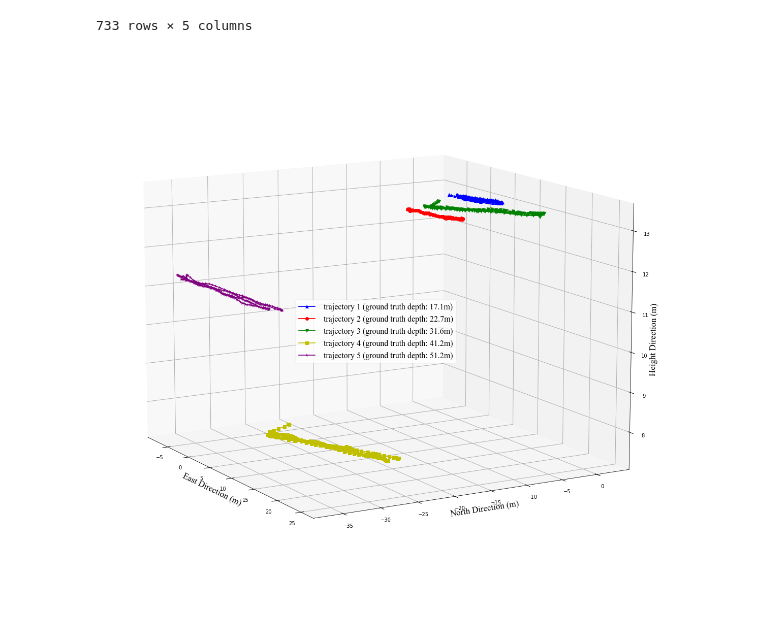
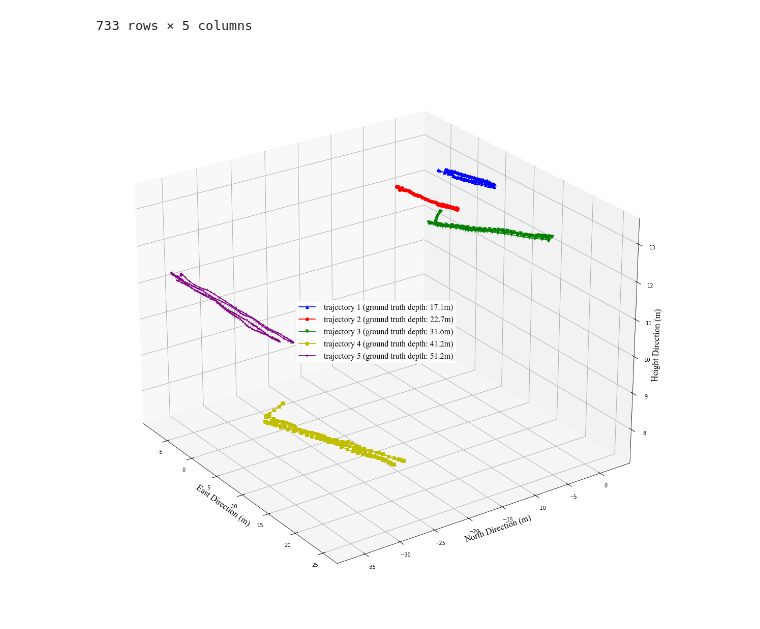
Before and after one commit to lee-shun/m300_depth_filter, a Jupyter notebook: M300_trajectory_drawer/Trajectory.ipynb, the cells around one changed output. Cells and saved outputs as stored; diff of their text form; code cells hidden in the pictures.

```diff
--- a/M300_trajectory_drawer/Trajectory.ipynb
+++ b/M300_trajectory_drawer/Trajectory.ipynb
@@ -141,29 +141,29 @@ font2 = {'family' : 'Times New Roman',
 # %%
 style.use('seaborn-notebook')
 
 fig = plt.figure(figsize=[40,20])
 ax = fig.gca(projection='3d')
 
 # set figure information
 # ax.set_title("M300 drone planned and real trajectory", font=font1)
 ax.set_xlabel("East Direction (m)", font1)
 ax.set_ylabel("North Direction (m)", font1)
 ax.set_zlabel("Height Direction (m)",font1)
 # ax.set_zlim(0,16)
-ax.view_init(12, -30)
+ax.view_init(25, -35)
 
 # draw the figure, the color is r = read
 # p1 = ax.plot(-10, 10, 0, c="b", label=' trajectory 1 (ground truth depth: 17.1m)', marker='^')
 p1 = ax.plot(east_171, north_171, up_171, c="b", label=' trajectory 1 (ground truth depth: 17.1m)', marker='^')
 p1 = ax.plot(east_227, north_227, up_227, c="r", label=' trajectory 2 (ground truth depth: 22.7m)', marker='o')
 p1 = ax.plot(east_316, north_316, up_316, c="g", label=' trajectory 3 (ground truth depth: 31.6m)', marker='v')
 p1 = ax.plot(east_412, north_412, up_412, c="y", label=' trajectory 4 (ground truth depth: 41.2m)', marker='s')
 p1 = ax.plot(east_512, north_512, up_512, c="purple", label=' trajectory 5 (ground truth depth: 51.2m)', marker='*')
 ax.legend(prop=font2,loc="center")
 
 # fig.colorbar(p2,label="Height")
 
 plt.show()
 fig.savefig('m300_n20T_local_pose.svg')
 # %% [output]
-[figure, old version]
+[figure, new version]
```
Also changed, not shown: 6 other files.
